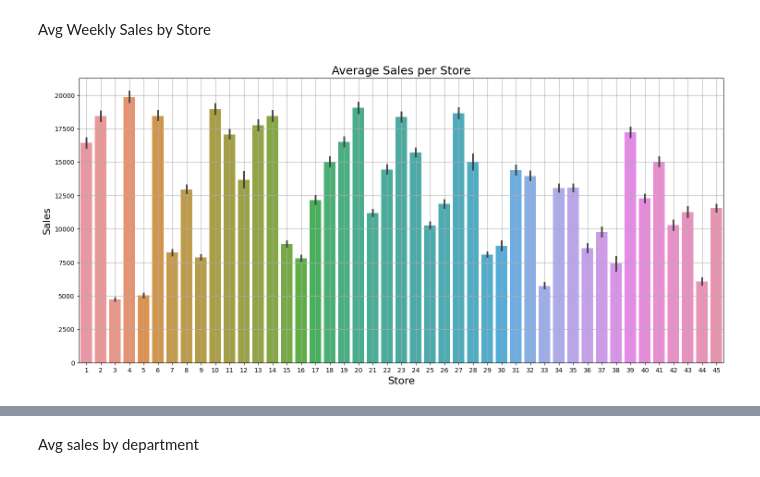
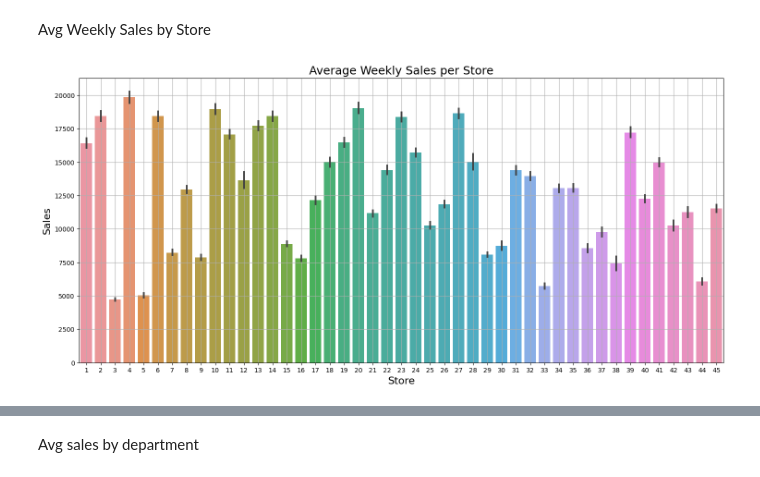
Before and after one commit to silas-ph/Project-2, a Jupyter notebook: sales_forecasting.ipynb, the cells around one changed output, grey strips where cells are left out. Cells and saved outputs as stored; diff of their text form; code cells hidden in the pictures.

```diff
--- a/sales_forecasting.ipynb
+++ b/sales_forecasting.ipynb
@@ -487,11 +708,11 @@ Avg Weekly Sales by Store
 # %%
 plt.figure(figsize=(18, 8))
 sns.barplot(x="Store", y="Weekly_Sales", data=data)
 plt.grid()
-plt.title("Average Sales per Store", fontsize=18)
+plt.title("Average Weekly Sales per Store", fontsize=18)
 plt.ylabel("Sales", fontsize=16)
 plt.xlabel("Store", fontsize=16)
 plt.savefig("plots/avg_sales_store.png")
 plt.show()
 # %% [output]
-[figure, old version]
+[figure, new version]
```
Also changed, not shown: parts of 76 cells of this notebook, 10 other files.
